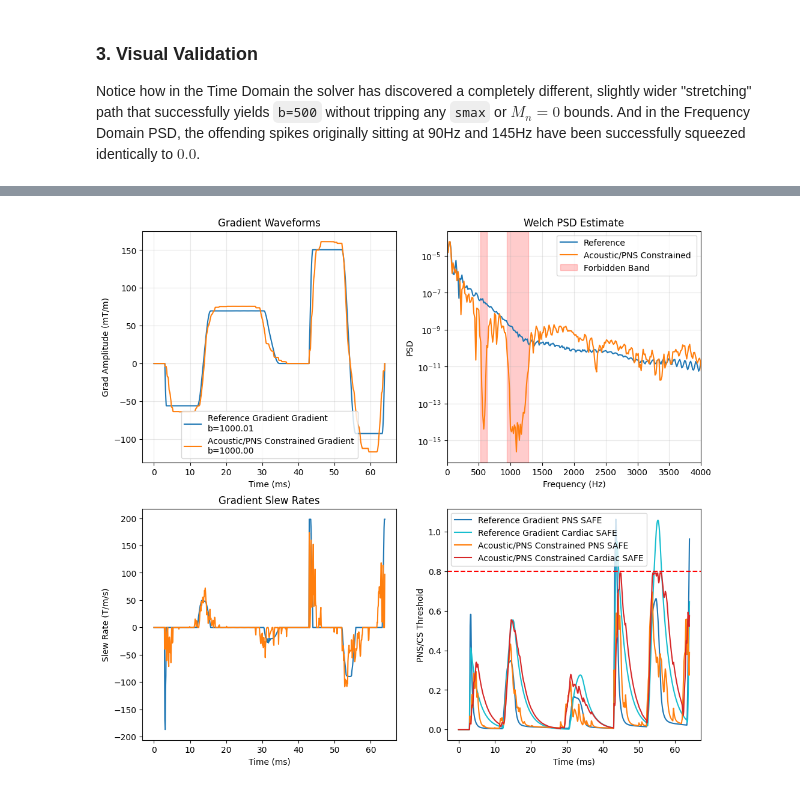
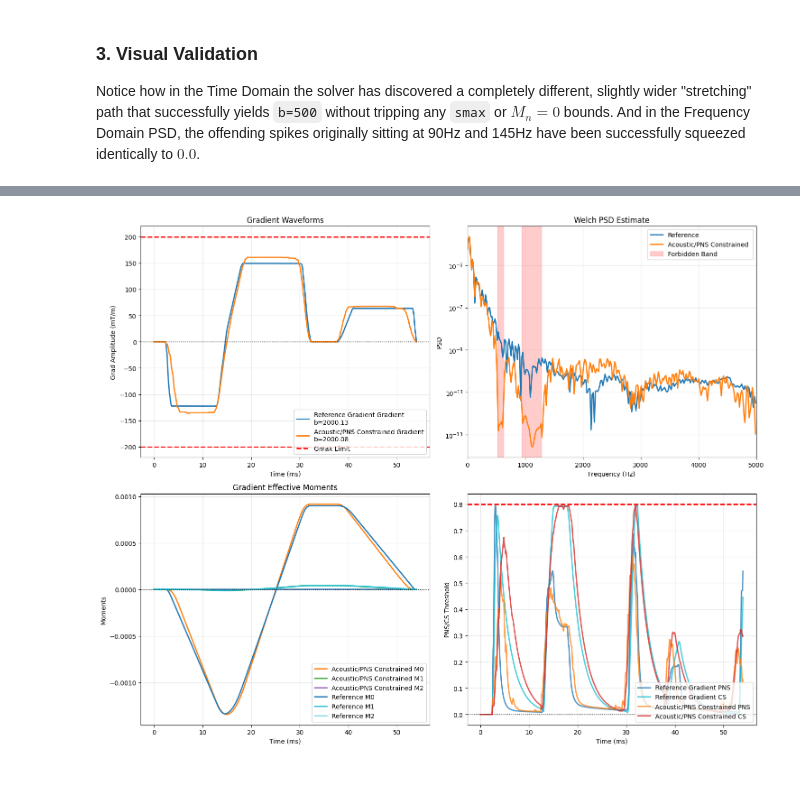
Before and after one commit to bughht/gropt-dev, a Jupyter notebook: examples/diffusion/acoustic_validation.ipynb, the cells around one changed output, grey strips where cells are left out. Cells and saved outputs as stored; diff of their text form; code cells hidden in the pictures.

Commit message:
Fix some bugs and tested more on acoustic vibration constraint optimizations

```diff
--- a/examples/diffusion/acoustic_validation.ipynb
+++ b/examples/diffusion/acoustic_validation.ipynb
@@ -20,6 +21,18 @@ forbidden_frequency = gropt.readasc.asc_to_acoustic_resonances(asc_file)
 # print(forbidden_frequency)
 [safe_params, safe_params_cardiac] = gropt.readasc.asc_to_safe(r'E:\MGH\Healthy_Grad\asc\CimaX.asc')
 # print(safe_params)
+# %%
+dt = 100e-6
+T_90 = 2.4e-3
+T_180 = 5.3e-3
+T_readout = 16e-3
+b = 2000
+TE = 70e-3
+
+gmax = 0.2
+smax = 200
+
+# TE = diff_min_TE()
 # %% [markdown]
 ### 1. Motion Compensated Diffusion Baseline
 Let's enforce a gradient with max limits, an exact target `B-value = 500 s/mm^2`, and strict zero-moment conditions representing typical Flow/Vibration compensation ($M_0 = M_1 = M_2 = 0$).
@@ -123,30 +161,51 @@ safe_cardiac_ac = gropt.gropt_wrapper.get_SAFE(out_ac, gparams_base.dt,
 bvalue_base = result_base.bvalue
 bvalue_ac = result_ac.bvalue
 
-print(f'Max SAFE {np.max(safe_base):.3f}')
-print(f'Max SAFE Cardiac {np.max(safe_cardiac_base):.3f}')
-print(f'Max SAFE Acoustic Constrained {np.max(safe_ac):.3f}')
-print(f'Max SAFE Cardiac Acoustic Constrained {np.max(safe_cardiac_ac):.3f}')
+# Build inversion vector representing the 180 pulse flip
+# Center of 180 is typically at TE / 2 + T_90 / 2
+t_s = tt_ms * 1e-3
+t_180_center = (TE / 2) + (T_90 / 2)
+inv_vec = np.ones_like(t_s)
+inv_vec[t_s >= t_180_center] = -1
+
+# Calculate moments using the *effective* gradient waveform
+eff_out_base = out_base * inv_vec
+eff_out_ac = out_ac * inv_vec
+
+m0_base = np.cumsum(eff_out_base) * gparams_base.dt
+m0_ac = np.cumsum(eff_out_ac) * gparams_ac.dt
+m1_base = np.cumsum(eff_out_base * t_s) * gparams_base.dt
+m1_ac = np.cumsum(eff_out_ac * t_s) * gparams_ac.dt
+m2_base = np.cumsum(eff_out_base * t_s**2) * gparams_base.dt
+m2_ac = np.cumsum(eff_out_ac * t_s**2) * gparams_ac.dt
+
+print(f'Max PNS {np.max(safe_base):.3f}')
+print(f'Max CS {np.max(safe_cardiac_base):.3f}')
+print(f'Max PNS Acoustic Constrained {np.max(safe_ac):.3f}')
+print(f'Max CS Acoustic Constrained {np.max(safe_cardiac_ac):.3f}')
 print(f'b-value Reference Gradient {bvalue_base:.3f}')
 print(f'b-value Acoustic Constrained {bvalue_ac:.3f}')
 
 # Optional comparison plot
-plt.figure(figsize=(12, 11))
+plt.figure(figsize=(15, 12))
 plt.subplot(221)
-plt.plot(tt_ms, out_base*1000, label="Reference Gradient Gradient\nb=" + f"{bvalue_base:.2f}", color="tab:blue")
-plt.plot(tt_ms, out_ac*1000, label="Acoustic/PNS Constrained Gradient\nb=" + f"{bvalue_ac:.2f}", color="tab:orange")
+plt.plot(tt_ms, out_base*1000, label="Reference Gradient Gradient\nb=" + f"{bvalue_base:.2f}", color="tab:blue", lw=2)
+plt.plot(tt_ms, out_ac*1000, label="Acoustic/PNS Constrained Gradient\nb=" + f"{bvalue_ac:.2f}", color="tab:orange", lw=2)
+plt.axhline(gmax*1000, color="red", linestyle="--", label="Gmax Limit", lw=2)
+plt.axhline(-gmax*1000, color="red", linestyle="--", lw=2)
+plt.axhline(0, c='k', linestyle=":", lw=1)
 plt.xlabel("Time (ms)")
 plt.ylabel("Grad Amplitude (mT/m)")
 plt.title("Gradient Waveforms")
 plt.grid(True, which="both", alpha=0.3)
-plt.legend()
+plt.legend(loc='lower right')
 
 plt.subplot(222)
-plt.semilogy(xf, psd_base, label="Reference", color="tab:blue")
-plt.semilogy(xf, psd_ac, label="Acoustic/PNS Constrained ", color="tab:orange")
+plt.semilogy(xf, psd_base, label="Reference", color="tab:blue", lw=2)
+plt.semilogy(xf, psd_ac, label="Acoustic/PNS Constrained ", color="tab:orange", lw=2)
 for idx, (f, bw) in enumerate(zip(forbidden_frequencies, forbidden_bandwidths)):
     plt.axvspan(f - bw / 2, f + bw / 2, alpha=0.2, color="red", label="Forbidden Band" if idx == 0 else None)
-plt.xlim(0, 4000)
+plt.xlim(0, 5000)
 plt.xlabel("Frequency (Hz)")
 plt.ylabel("PSD")
 plt.title("Welch PSD Estimate")
@@ -154,23 +213,36 @@ plt.grid(True, which="both", alpha=0.3)
 plt.legend()
 
 plt.subplot(223)
-plt.plot(tt_ms[:-1], np.diff(out_base)/gparams_base.dt, label="Reference Gradient Gradient Slew Rate", color="tab:blue")
-plt.plot(tt_ms[:-1], np.diff(out_ac)/gparams_base.dt, label="Acoustic/PNS Constrained Gradient Slew Rate", color="tab:orange")
+# plt.plot(tt_ms[:-1], np.diff(out_base)/gparams_base.dt, label="Reference Gradient Gradient Slew Rate", color="tab:blue", lw=2)
+# plt.plot(tt_ms[:-1], np.diff(out_ac)/gparams_base.dt, label="Acoustic/PNS Constrained Gradient Slew Rate", color="tab:orange", lw=2)
+# plt.axhline(smax, color="red", linestyle="--", label="Smax Limit", lw=2)
+# plt.axhline(-smax, color="red", linestyle="--", lw=2)
+plt.plot(tt_ms, m0_ac, label="Acoustic/PNS Constrained M0", color="tab:orange", lw=2)
+plt.plot(tt_ms, m1_ac, label="Acoustic/PNS Constrained M1", color="tab:green", lw=2)
+plt.plot(tt_ms, m2_ac, label="Acoustic/PNS Constrained M2", color="tab:purple", lw=2)
+
+plt.plot(tt_ms, m0_base, label="Reference M0", color="tab:blue", lw=2)
+plt.plot(tt_ms, m1_base, label="Reference M1", color="tab:cyan", lw=2)
+plt.plot(tt_ms, m2_base, label="Reference M2", color="tab:cyan", lw=2, alpha=0.5)
+plt.legend(loc='lower right')
+
+plt.axhline(0, c='k', linestyle=":", lw=1)
 plt.xlabel("Time (ms)")
-plt.ylabel("Slew Rate (T/m/s)")
-plt.title("Gradient Slew Rates")
+plt.ylabel("Moments")
+plt.title("Gradient Effective Moments")
+plt.grid(True, which="both", alpha=0.3)
+plt.subplot(224)
+plt.plot(tt_ms, safe_base, label="Reference Gradient PNS", color="tab:blue", lw=2, alpha=0.8)
+plt.plot(tt_ms, safe_cardiac_base, label="Reference Gradient CS", color="tab:cyan", lw=2, alpha=0.8)
+plt.plot(tt_ms, safe_ac, label="Acoustic/PNS Constrained PNS", color="tab:orange", lw=2, alpha=0.8)
+plt.plot(tt_ms, safe_cardiac_ac, label="Acoustic/PNS Constrained CS", color="tab:red", lw=2, alpha=0.8)
+plt.legend(loc='lower right')
 
-plt.subplot(224)
-plt.plot(tt_ms, safe_base, label="Reference Gradient PNS SAFE", color="tab:blue")
-plt.plot(tt_ms, safe_cardiac_base, label="Reference Gradient Cardiac SAFE", color="tab:cyan")
-plt.plot(tt_ms, safe_ac, label="Acoustic/PNS Constrained PNS SAFE", color="tab:orange")
-plt.plot(tt_ms, safe_cardiac_ac, label="Acoustic/PNS Constrained Cardiac SAFE", color="tab:red")
-plt.legend()
-
-plt.axhline(0.8, color="red", linestyle="--", label="SAFE Limit")
+plt.axhline(0.8, color="red", linestyle="--", label="SAFE Limit", lw=2)
+plt.axhline(0, c='k', linestyle=":", lw=1)
 plt.xlabel("Time (ms)")
 plt.ylabel("PNS/CS Threshold")
+plt.grid(True, which="both", alpha=0.3)
+plt.tight_layout()
 plt.show()
-
-plt.tight_layout()
 # %% [output]
@@ -183 +255 @@ b-value Acoustic Constrained 1000.000
-[figure, old version]
+[figure, new version]
```
Also changed, not shown: parts of 9 cells of this notebook, 16 other files.
